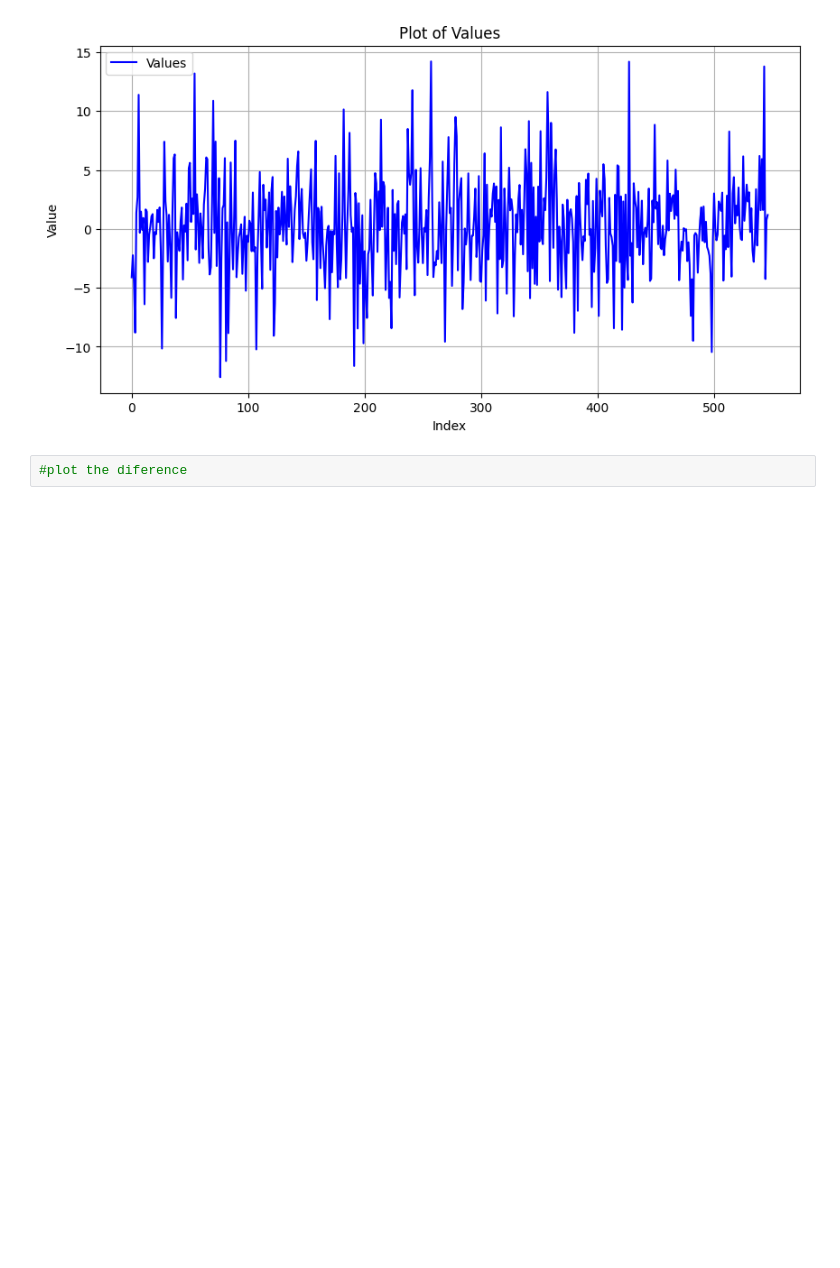
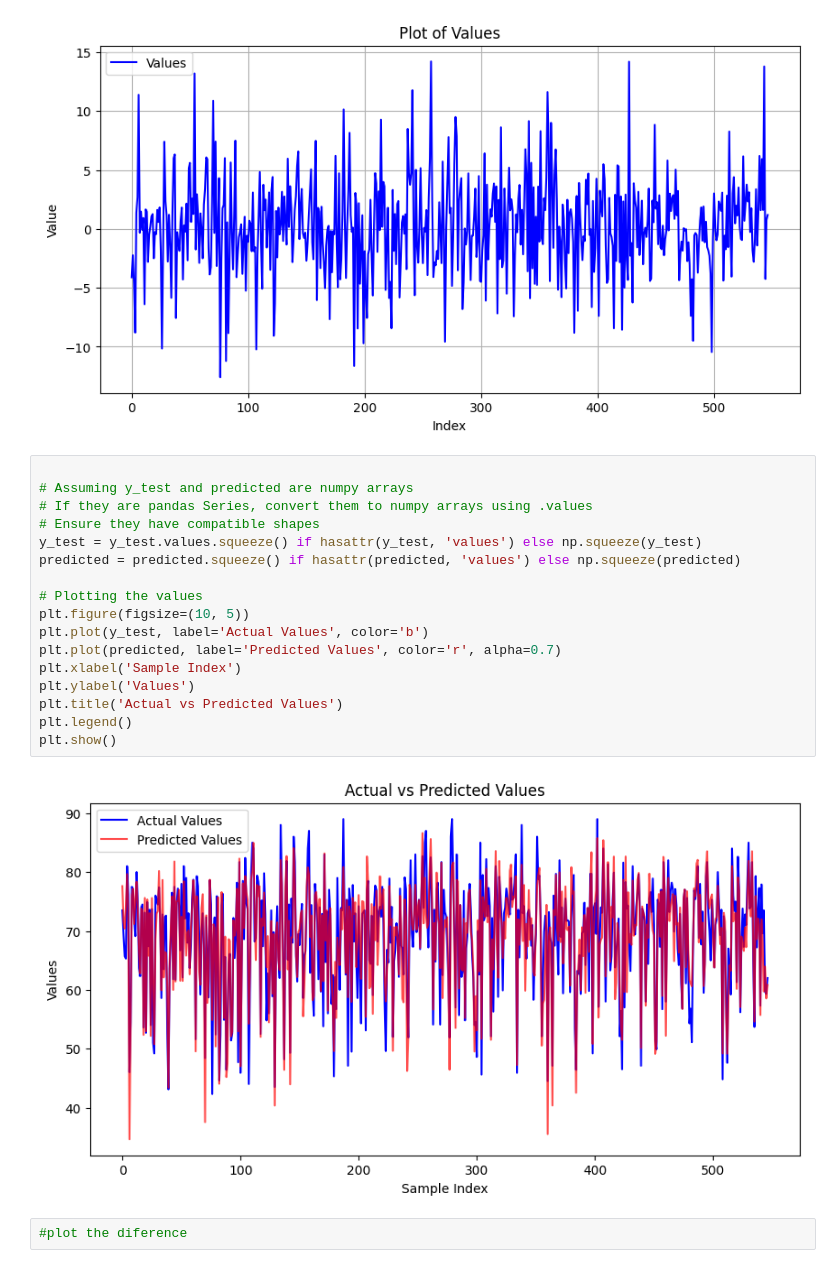
Before and after one commit to LlirikOknessu/AICourseEGroup, a Jupyter notebook: Sawma/data/analyze.ipynb, the cells around one changed output. Drawn from its saved outputs; the diff is of its cells as text; blank space fills up the shorter version.

```diff
--- a/Sawma/data/analyze.ipynb
+++ b/Sawma/data/analyze.ipynb
@@ -615,6 +616,25 @@ plt.grid(True)
 plt.show()
 # %% [output]
 [figure]
+# %%
+
+# Assuming y_test and predicted are numpy arrays
+# If they are pandas Series, convert them to numpy arrays using .values
+# Ensure they have compatible shapes
+y_test = y_test.values.squeeze() if hasattr(y_test, 'values') else np.squeeze(y_test)
+predicted = predicted.squeeze() if hasattr(predicted, 'values') else np.squeeze(predicted)
+
+# Plotting the values
+plt.figure(figsize=(10, 5))
+plt.plot(y_test, label='Actual Values', color='b')
+plt.plot(predicted, label='Predicted Values', color='r', alpha=0.7)
+plt.xlabel('Sample Index')
+plt.ylabel('Values')
+plt.title('Actual vs Predicted Values')
+plt.legend()
+plt.show()
+# %% [output]
+[figure, added]
 # %%
 #plot the diference
 # %%
```
Also changed, not shown: parts of 14 cells of this notebook.
